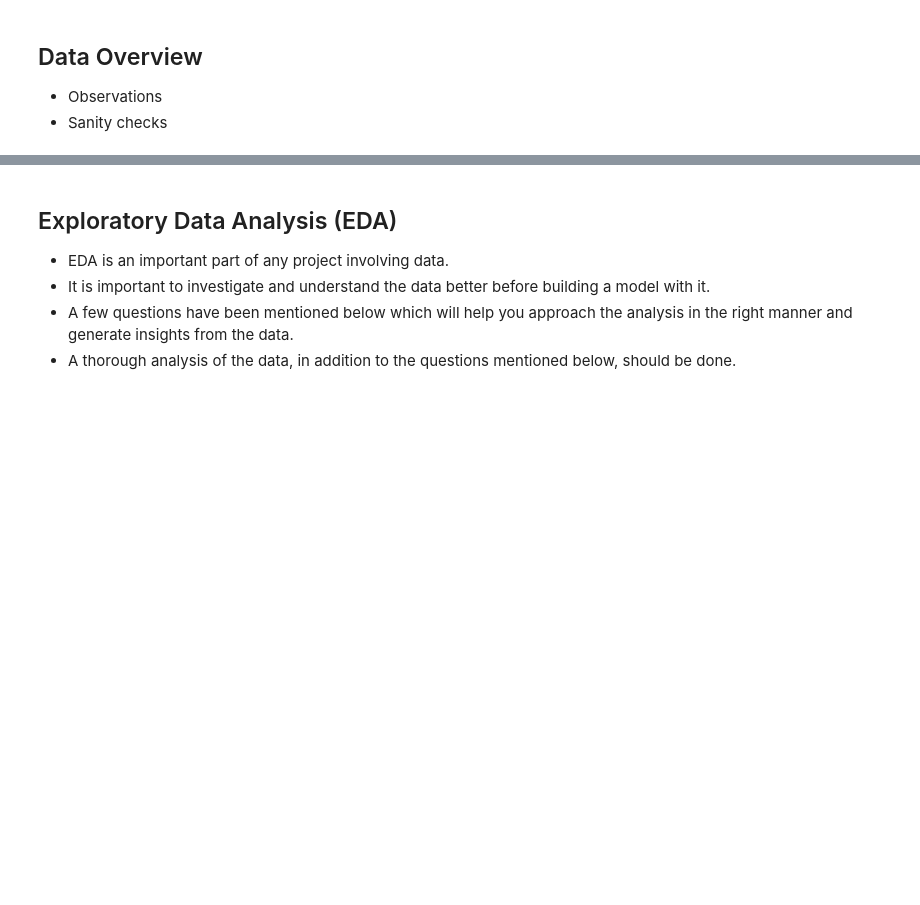
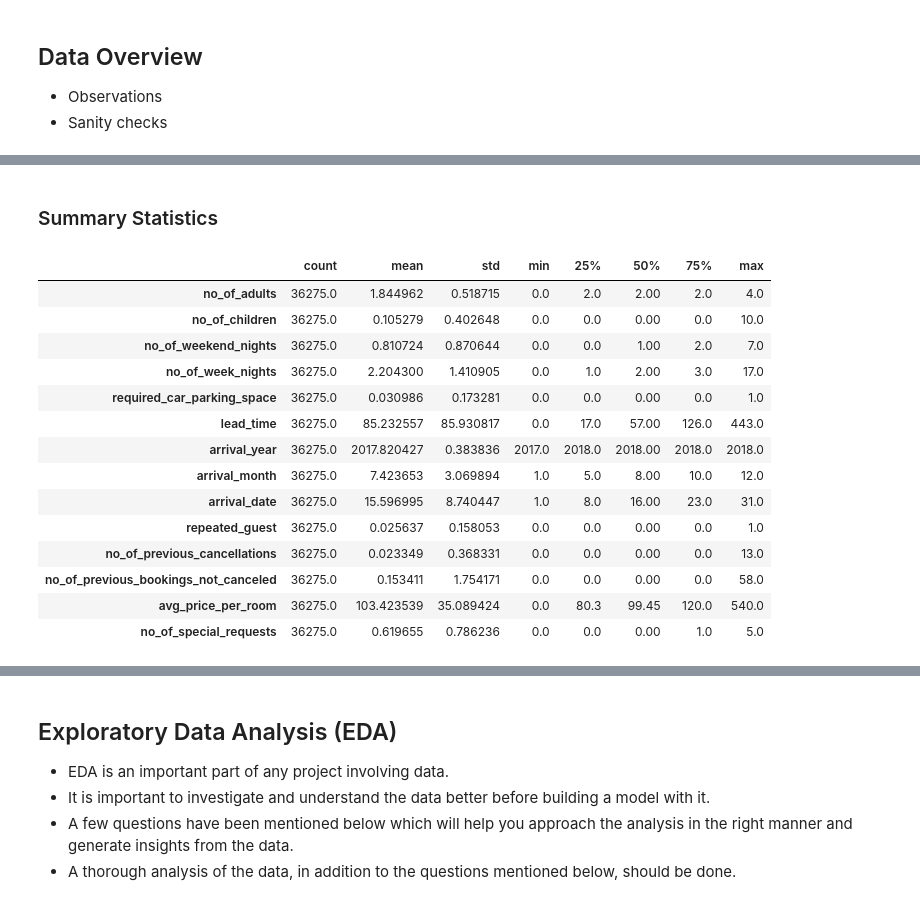
Before and after one commit to DataScience-BusinessAnalitics/INN-Hotels---Problem-Statement, a Jupyter notebook: Project_SLC_DSBA_INNHotels_FullCode-1.ipynb, the cells around one changed output, grey strips where cells are left out. Saved outputs shown, nothing was run; the diff lists cells and outputs as text; code cells hidden in the pictures; blank space fills up the shorter version.

```diff
--- a/Project_SLC_DSBA_INNHotels_FullCode-1.ipynb
+++ b/Project_SLC_DSBA_INNHotels_FullCode-1.ipynb
@@ -77,0 +174,21 @@ from xgboost import XGBClassifier  # XGBoost for boosting performance
+# %% [markdown]
+### Summary Statistics
+# %%
+# Numerical Statistics
+df.describe().T
+# %% [output]
+|  | count | mean | std | min | 25% | 50% | 75% | max |
+| no_of_adults | 36275.0 | 1.844962 | 0.518715 | 0.0 | 2.0 | 2.00 | 2.0 | 4.0 |
+| no_of_children | 36275.0 | 0.105279 | 0.402648 | 0.0 | 0.0 | 0.00 | 0.0 | 10.0 |
+| no_of_weekend_nights | 36275.0 | 0.810724 | 0.870644 | 0.0 | 0.0 | 1.00 | 2.0 | 7.0 |
+| no_of_week_nights | 36275.0 | 2.204300 | 1.410905 | 0.0 | 1.0 | 2.00 | 3.0 | 17.0 |
+| required_car_parking_space | 36275.0 | 0.030986 | 0.173281 | 0.0 | 0.0 | 0.00 | 0.0 | 1.0 |
+| lead_time | 36275.0 | 85.232557 | 85.930817 | 0.0 | 17.0 | 57.00 | 126.0 | 443.0 |
+| arrival_year | 36275.0 | 2017.820427 | 0.383836 | 2017.0 | 2018.0 | 2018.00 | 2018.0 | 2018.0 |
+| arrival_month | 36275.0 | 7.423653 | 3.069894 | 1.0 | 5.0 | 8.00 | 10.0 | 12.0 |
+| arrival_date | 36275.0 | 15.596995 | 8.740447 | 1.0 | 8.0 | 16.00 | 23.0 | 31.0 |
+| repeated_guest | 36275.0 | 0.025637 | 0.158053 | 0.0 | 0.0 | 0.00 | 0.0 | 1.0 |
+| no_of_previous_cancellations | 36275.0 | 0.023349 | 0.368331 | 0.0 | 0.0 | 0.00 | 0.0 | 13.0 |
+| no_of_previous_bookings_not_canceled | 36275.0 | 0.153411 | 1.754171 | 0.0 | 0.0 | 0.00 | 0.0 | 58.0 |
+| avg_price_per_room | 36275.0 | 103.423539 | 35.089424 | 0.0 | 80.3 | 99.45 | 120.0 | 540.0 |
+| no_of_special_requests | 36275.0 | 0.619655 | 0.786236 | 0.0 | 0.0 | 0.00 | 1.0 | 5.0 |
```
Also changed, not shown: parts of 21 cells of this notebook, 1 other file.
